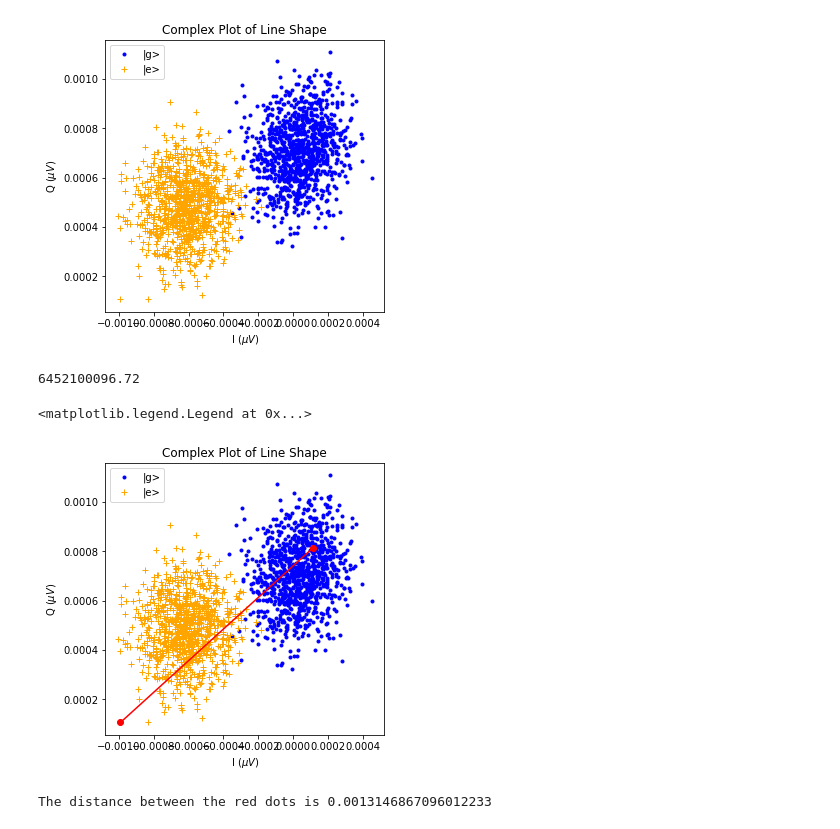
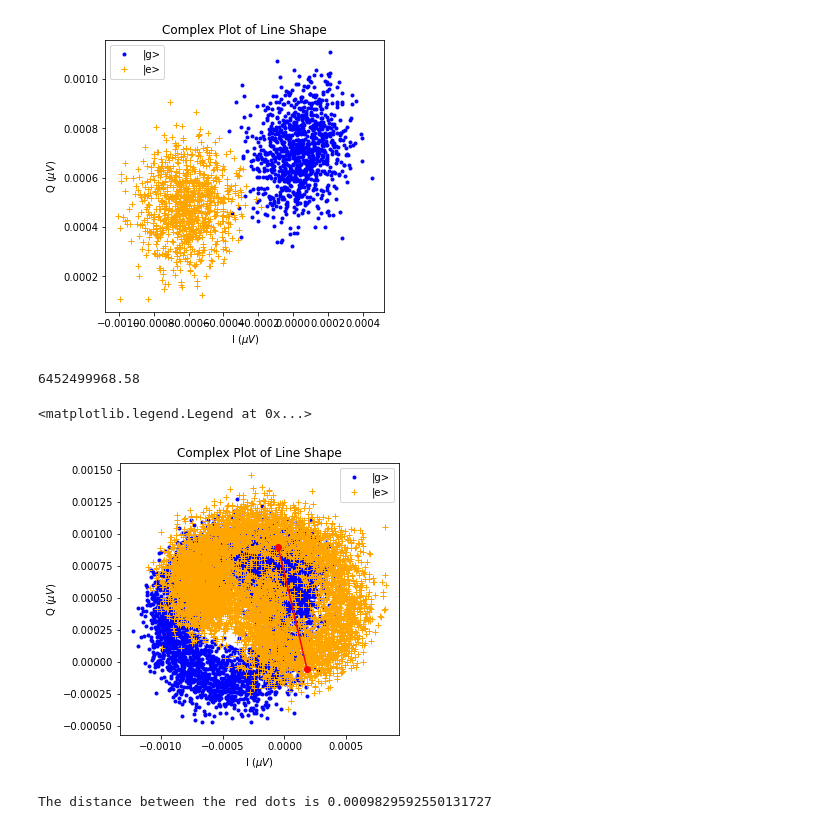
Before and after one commit to katiehko/fermi-qutip, a Jupyter notebook: 06_s21_distances.ipynb, the cells around one changed output. Saved outputs shown, nothing was run; the diff lists cells and outputs as text; code cells hidden in the pictures.

```diff
--- a/06_s21_distances.ipynb
+++ b/06_s21_distances.ipynb
@@ -204,35 +204,35 @@ plt.legend()
 dist = []   # distance list
 
 for i in range(1000):
-    I_dist = I1_readout[i] - I0_readout[i]
-    Q_dist = Q1_readout[i] - Q0_readout[i]
+    I_dist = I1[i] - I0[i]
+    Q_dist = Q1[i] - Q0[i]
     dist.append(np.sqrt(I_dist**2+Q_dist**2))
 
 max_index = dist.index(max(dist))
 print(vS1_list1[max_index])
 # %% [output]
-6452100096.72
+6452499968.58
 # %%
 """plot IQ plot for S_{2,1}, accounting for distance between |g> and |e> at each readout frequency"""
 fig, ax = plt.subplots(figsize=(5,5))
-ax.plot(I0_readout,Q0_readout,'b.',label='|g>')
-ax.plot(I1_readout,Q1_readout,'+',color='orange',label='|e>')
+ax.plot(I0,Q0,'b.',label='|g>')
+ax.plot(I1,Q1,'+',color='orange',label='|e>')
 
-ax.plot(I0_readout[max_index],Q0_readout[max_index],'ro')
-ax.plot(I1_readout[max_index],Q1_readout[max_index],'ro')
+ax.plot(I0[max_index],Q0[max_index],'ro')
+ax.plot(I1[max_index],Q1[max_index],'ro')
 
-I_vec = [I1_readout[max_index],I0_readout[max_index]]
-Q_vec = [Q1_readout[max_index],Q0_readout[max_index]]
+I_vec = [I1[max_index],I0[max_index]]
+Q_vec = [Q1[max_index],Q0[max_index]]
 
 ax.plot(I_vec,Q_vec,'r')
 
 plt.title('Complex Plot of Line Shape')
 plt.xlabel('I ($\mu V$)')
 plt.ylabel('Q ($\mu V$)')
 plt.legend()
 # %% [output]
 <matplotlib.legend.Legend at 0x...>
-[figure, old version]
+[figure, new version]
 # %%
 def distance(x_vec,y_vec):
     x = x_vec[1]-x_vec[0]
@@ -241,7 +241,7 @@ def distance(x_vec,y_vec):
 
 print('The distance between the red dots is',distance(I_vec,Q_vec))
 # %% [output]
-The distance between the red dots is 0.0013146867096012233
+The distance between the red dots is 0.0009829592550131727
 # %%
 sess = tf.compat.v1.Session()
 
```
Also changed, not shown: parts of 10 cells of this notebook.
